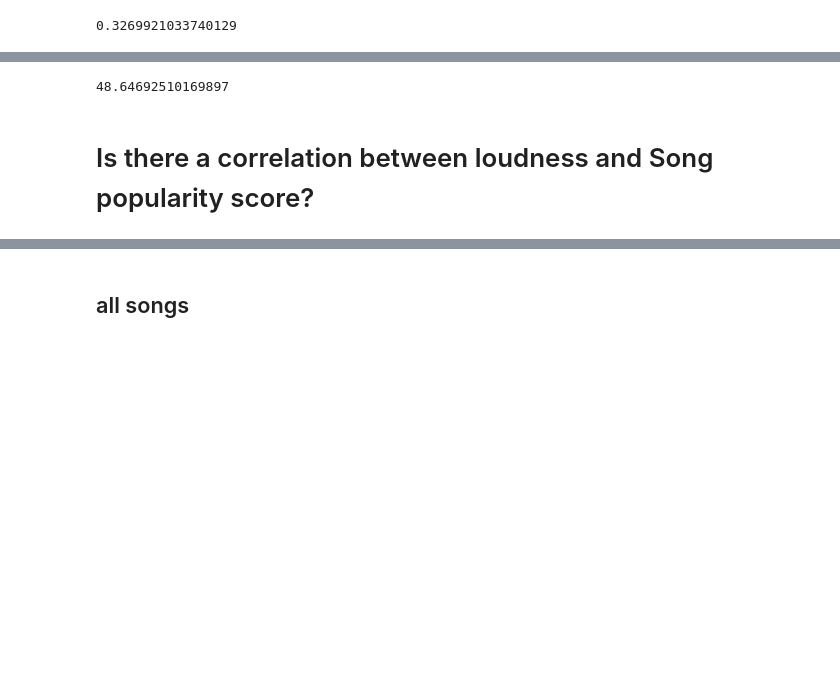
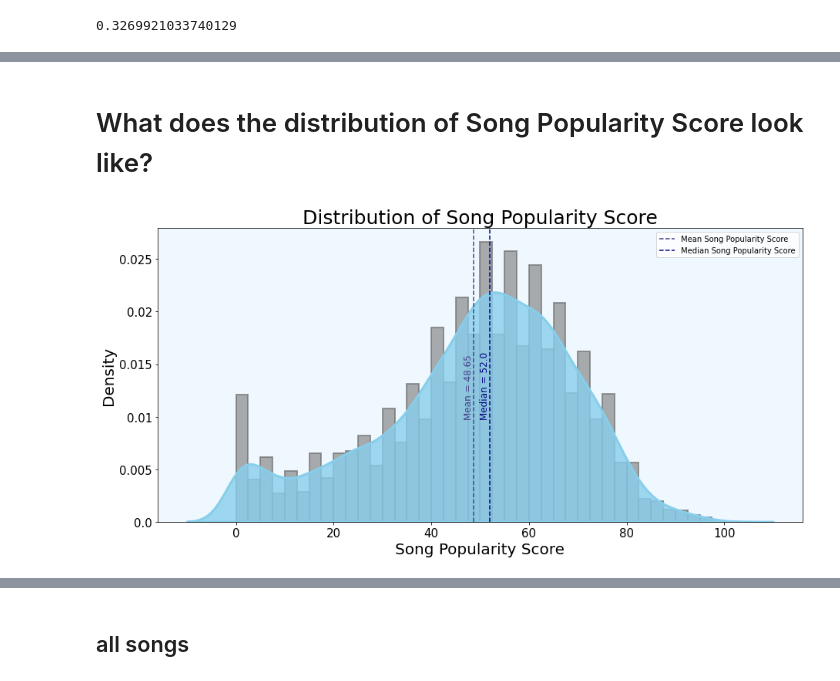
Before and after one commit to Yvette-Ibarra/song_popularity_prediction, a Jupyter notebook: workbook2_song_popularity.ipynb, the cells around one changed output, grey strips where cells are left out. Cells and saved outputs as stored; diff of their text form; code cells hidden in the pictures; blank space fills up the shorter version.

Commit message:
update explore section

```diff
--- a/workbook2_song_popularity.ipynb
+++ b/workbook2_song_popularity.ipynb
@@ -256,6 +241,2 @@ plt.show();
-# %%
-train.song_popularity.mean()
-# %% [output]
-48.64692510169897
-# %% [markdown]
-# Is there a correlation between loudness and Song popularity score?
+# %% [markdown]
+# What does the distribution of Song Popularity Score look like?
@@ -261,0 +272,5 @@ train.song_popularity.mean()
+# %%
+# test definition in explore module
+e.viz_target_dist()
+# %% [output]
+[figure, added]
```
Also changed, not shown: parts of 17 cells of this notebook, 1 other file.
